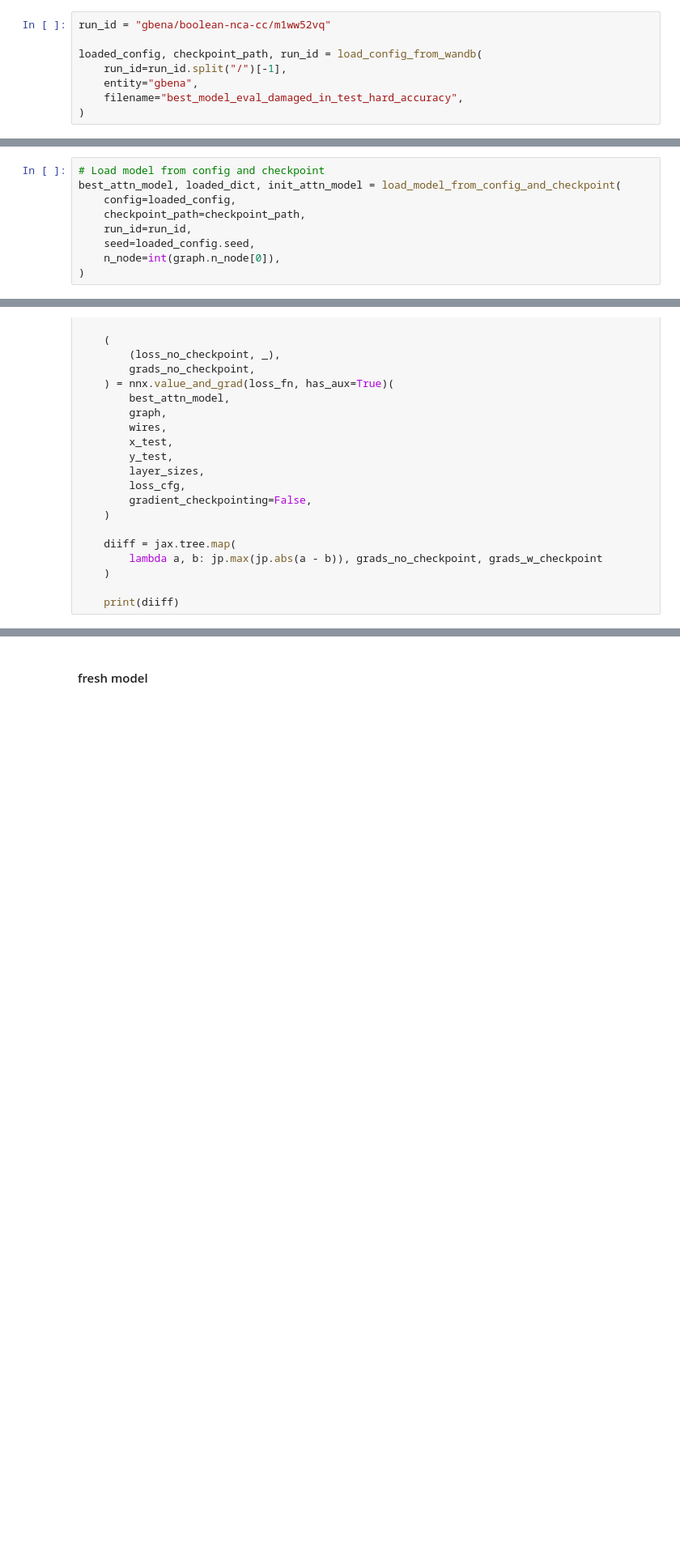
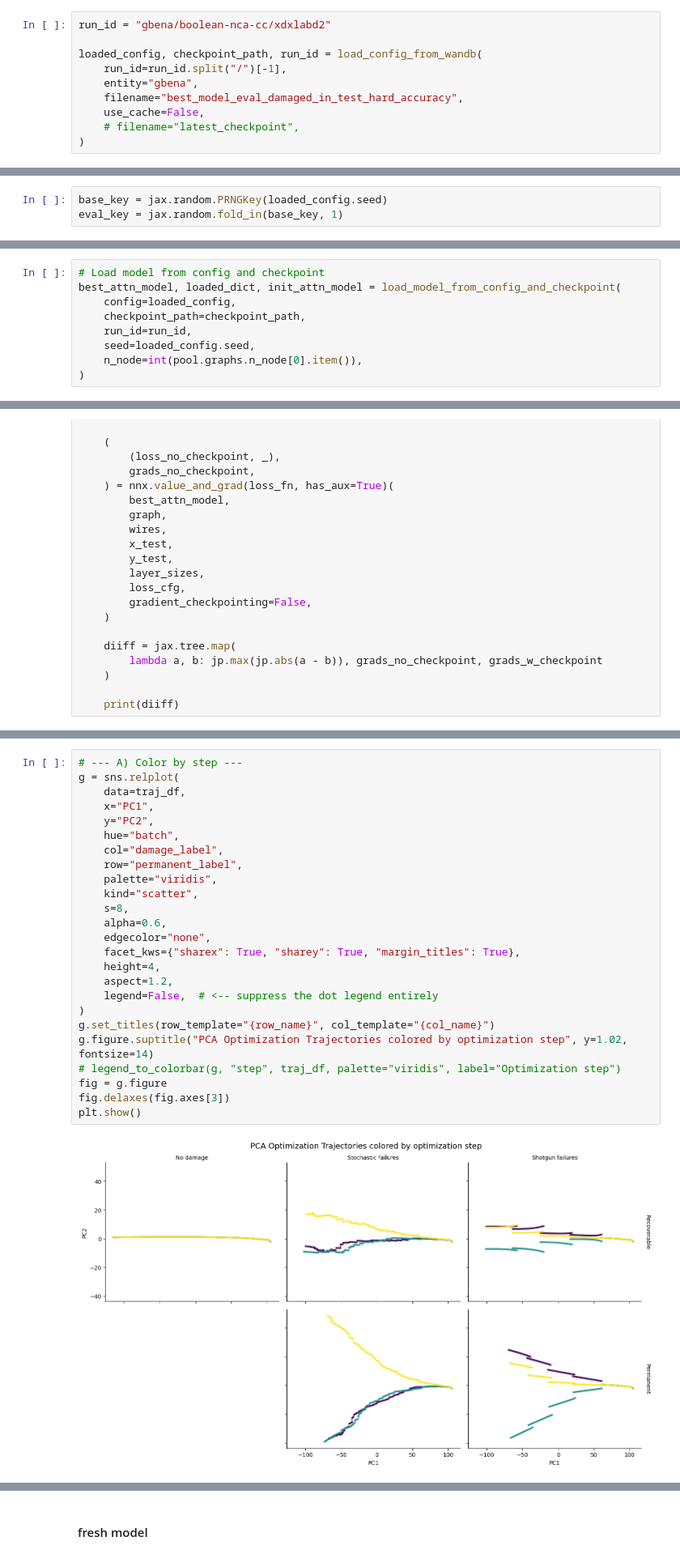
Before and after one commit to GabrielBena/boolean_nca_cc, a Jupyter notebook: random_boolean_nets.ipynb, the cells around one changed output, grey strips where cells are left out. Shown at 81% size. Saved outputs shown, nothing was run; the diff lists cells and outputs as text; blank space fills up the shorter version.

Commit message:
Clean seeds and evaluation datasets

```diff
--- a/random_boolean_nets.ipynb
+++ b/random_boolean_nets.ipynb
@@ -1021,10 +998,12 @@ from boolean_nca_cc.training.evaluation import (
 from boolean_nca_cc.training.pool.structural_perturbation import compute_damage_params
 # %%
-run_id = "gbena/boolean-nca-cc/m1ww52vq"
+run_id = "gbena/boolean-nca-cc/xdxlabd2"
 
 loaded_config, checkpoint_path, run_id = load_config_from_wandb(
     run_id=run_id.split("/")[-1],
     entity="gbena",
     filename="best_model_eval_damaged_in_test_hard_accuracy",
+    use_cache=False,
+    # filename="latest_checkpoint",
 )
 # %% [output]
@@ -1047,4 +1026,7 @@ loaded_config, checkpoint_path, run_id = load_config_from_wandb(
 wandb:   1 of 1 files downloaded.
+# %%
+base_key = jax.random.PRNGKey(loaded_config.seed)
+eval_key = jax.random.fold_in(base_key, 1)
 # %%
 hidden_dim = loaded_config.circuit.circuit_hidden_dim
 n_message_steps = loaded_config.training.n_message_steps
@@ -1095,6 +1071,6 @@ best_attn_model, loaded_dict, init_attn_model = load_model_from_config_and_check
     checkpoint_path=checkpoint_path,
     run_id=run_id,
     seed=loaded_config.seed,
-    n_node=int(graph.n_node[0]),
+    n_node=int(pool.graphs.n_node[0].item()),
 )
 # %% [output]
@@ -1274,0 +1453,27 @@ plt.show()
+# %%
+# --- A) Color by step ---
+g = sns.relplot(
+    data=traj_df,
+    x="PC1",
+    y="PC2",
+    hue="batch",
+    col="damage_label",
+    row="permanent_label",
+    palette="viridis",
+    kind="scatter",
+    s=8,
+    alpha=0.6,
+    edgecolor="none",
+    facet_kws={"sharex": True, "sharey": True, "margin_titles": True},
+    height=4,
+    aspect=1.2,
+    legend=False,  # <-- suppress the dot legend entirely
+)
+g.set_titles(row_template="{row_name}", col_template="{col_name}")
+g.figure.suptitle("PCA Optimization Trajectories colored by optimization step", y=1.02, fontsize=14)
+# legend_to_colorbar(g, "step", traj_df, palette="viridis", label="Optimization step")
+fig = g.figure
+fig.delaxes(fig.axes[3])
+plt.show()
+# %% [output]
+[figure, added]
```
Also changed, not shown: parts of 31 cells of this notebook, 10 other files.
